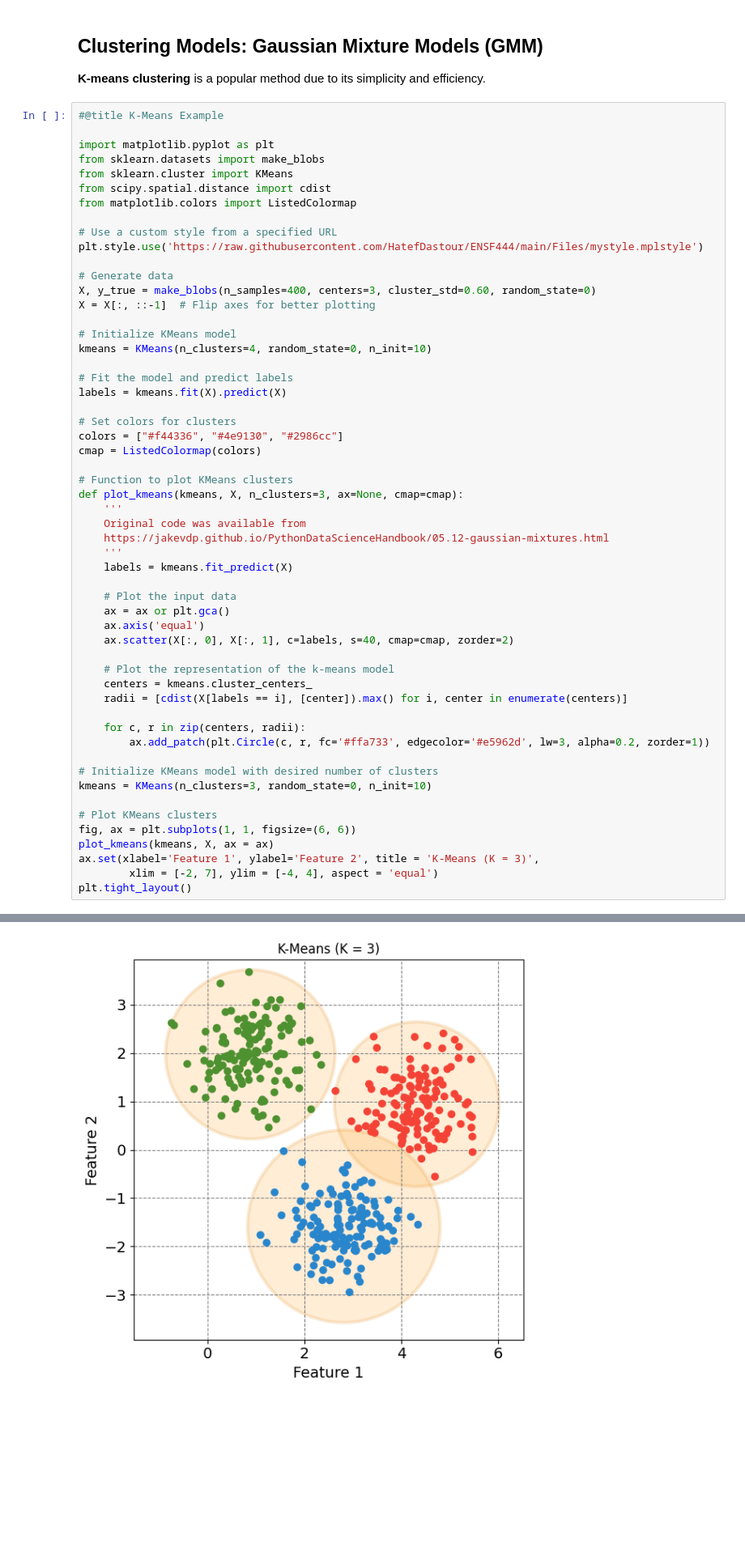
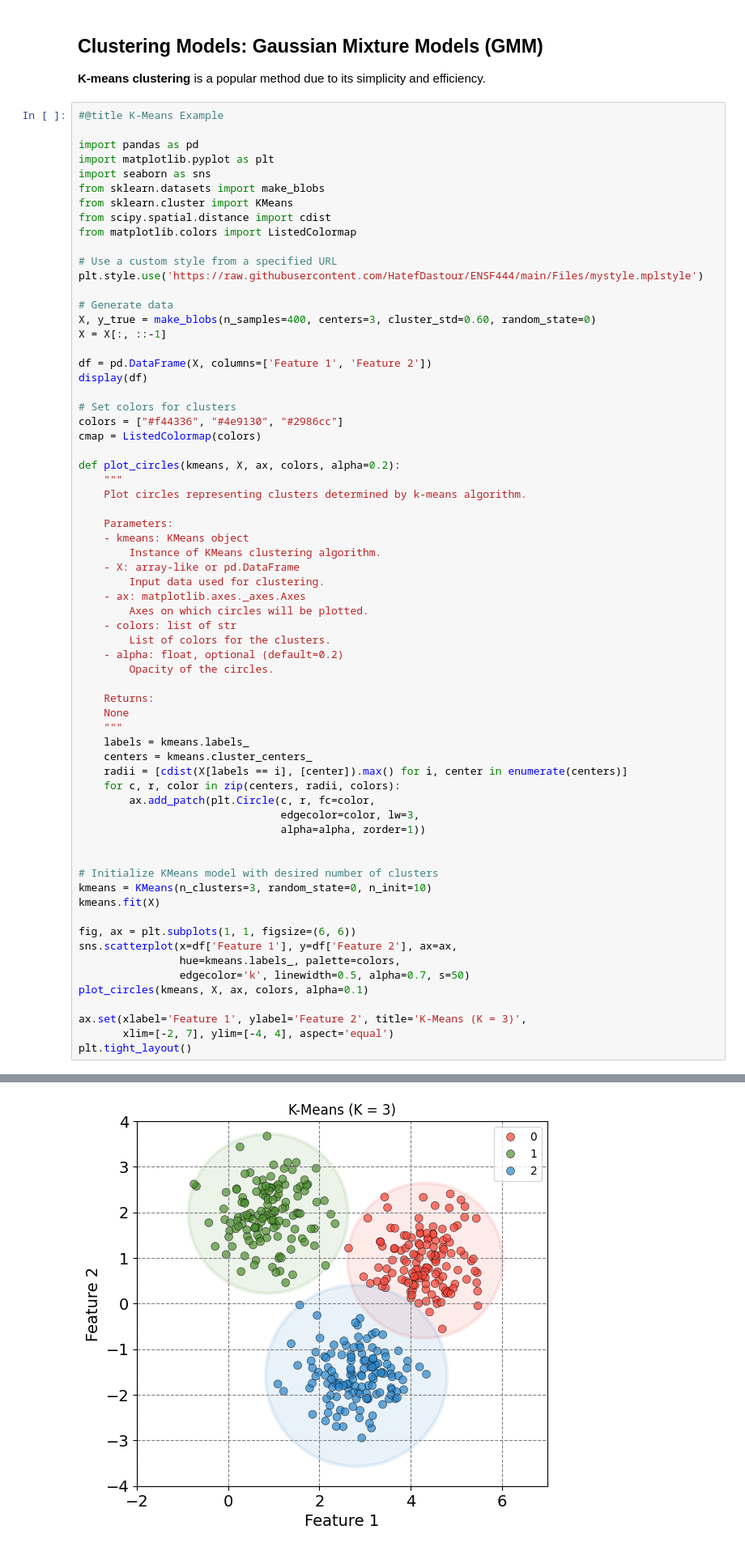
Before and after one commit to HatefDastour/ENSF444, a Jupyter notebook: Lecture_Examples/ENSF444_Clustering_Part2.ipynb, the cells around one changed output, grey strips where cells are left out. Shown at 81% size. Drawn from its saved outputs; the diff is of its cells as text; blank space fills up the shorter version.

Commit message:
enhanced figures

```diff
--- a/Lecture_Examples/ENSF444_Clustering_Part2.ipynb
+++ b/Lecture_Examples/ENSF444_Clustering_Part2.ipynb
@@ -357,7 +357,9 @@ plt.tight_layout()
 # %%
 #@title K-Means Example
 
+import pandas as pd
 import matplotlib.pyplot as plt
+import seaborn as sns
 from sklearn.datasets import make_blobs
 from sklearn.cluster import KMeans
 from scipy.spatial.distance import cdist
@@ -368,45 +370,54 @@ plt.style.use('https://raw.githubusercontent.com/HatefDastour/ENSF444/main/Files
 
 # Generate data
 X, y_true = make_blobs(n_samples=400, centers=3, cluster_std=0.60, random_state=0)
-X = X[:, ::-1]  # Flip axes for better plotting
+X = X[:, ::-1]
 
-# Initialize KMeans model
-kmeans = KMeans(n_clusters=4, random_state=0, n_init=10)
-
-# Fit the model and predict labels
-labels = kmeans.fit(X).predict(X)
+df = pd.DataFrame(X, columns=['Feature 1', 'Feature 2'])
+display(df)
 
 # Set colors for clusters
 colors = ["#f44336", "#4e9130", "#2986cc"]
 cmap = ListedColormap(colors)
 
-# Function to plot KMeans clusters
-def plot_kmeans(kmeans, X, n_clusters=3, ax=None, cmap=cmap):
-    '''
-    Original code was available from
-    https://jakevdp.github.io/PythonDataScienceHandbook/05.12-gaussian-mixtures.html
-    '''
-    labels = kmeans.fit_predict(X)
+def plot_circles(kmeans, X, ax, colors, alpha=0.2):
+    """
+    Plot circles representing clusters determined by k-means algorithm.
 
-    # Plot the input data
-    ax = ax or plt.gca()
-    ax.axis('equal')
-    ax.scatter(X[:, 0], X[:, 1], c=labels, s=40, cmap=cmap, zorder=2)
+    Parameters:
+    - kmeans: KMeans object
+        Instance of KMeans clustering algorithm.
+    - X: array-like or pd.DataFrame
+        Input data used for clustering.
+    - ax: matplotlib.axes._axes.Axes
+        Axes on which circles will be plotted.
+    - colors: list of str
+        List of colors for the clusters.
+    - alpha: float, optional (default=0.2)
+        Opacity of the circles.
 
-    # Plot the representation of the k-means model
+    Returns:
+    None
+    """
+    labels = kmeans.labels_
     centers = kmeans.cluster_centers_
     radii = [cdist(X[labels == i], [center]).max() for i, center in enumerate(centers)]
+    for c, r, color in zip(centers, radii, colors):
+        ax.add_patch(plt.Circle(c, r, fc=color,
+                                edgecolor=color, lw=3,
+                                alpha=alpha, zorder=1))
 
-    for c, r in zip(centers, radii):
-        ax.add_patch(plt.Circle(c, r, fc='#ffa733', edgecolor='#e5962d', lw=3, alpha=0.2, zorder=1))
 
 # Initialize KMeans model with desired number of clusters
 kmeans = KMeans(n_clusters=3, random_state=0, n_init=10)
+kmeans.fit(X)
 
-# Plot KMeans clusters
 fig, ax = plt.subplots(1, 1, figsize=(6, 6))
-plot_kmeans(kmeans, X, ax = ax)
-ax.set(xlabel='Feature 1', ylabel='Feature 2', title = 'K-Means (K = 3)',
-        xlim = [-2, 7], ylim = [-4, 4], aspect = 'equal')
+sns.scatterplot(x=df['Feature 1'], y=df['Feature 2'], ax=ax,
+                hue=kmeans.labels_, palette=colors,
+                edgecolor='k', linewidth=0.5, alpha=0.7, s=50)
+plot_circles(kmeans, X, ax, colors, alpha=0.1)
+
+ax.set(xlabel='Feature 1', ylabel='Feature 2', title='K-Means (K = 3)',
+       xlim=[-2, 7], ylim=[-4, 4], aspect='equal')
 plt.tight_layout()
 # %% [output]
@@ -413,4 +437,4 @@ plt.tight_layout()
-[figure, old version]
+[figure, new version]
 # %% [markdown]
  However, it struggles with complex cluster shapes and structures because it assigns points to the nearest cluster center, leading to spherical clusters of equal size. This limitation becomes apparent with data that exhibit elongated, overlapping, or nested clusters.
 # %%
```
Also changed, not shown: parts of 2 cells of this notebook, 1 other file.
